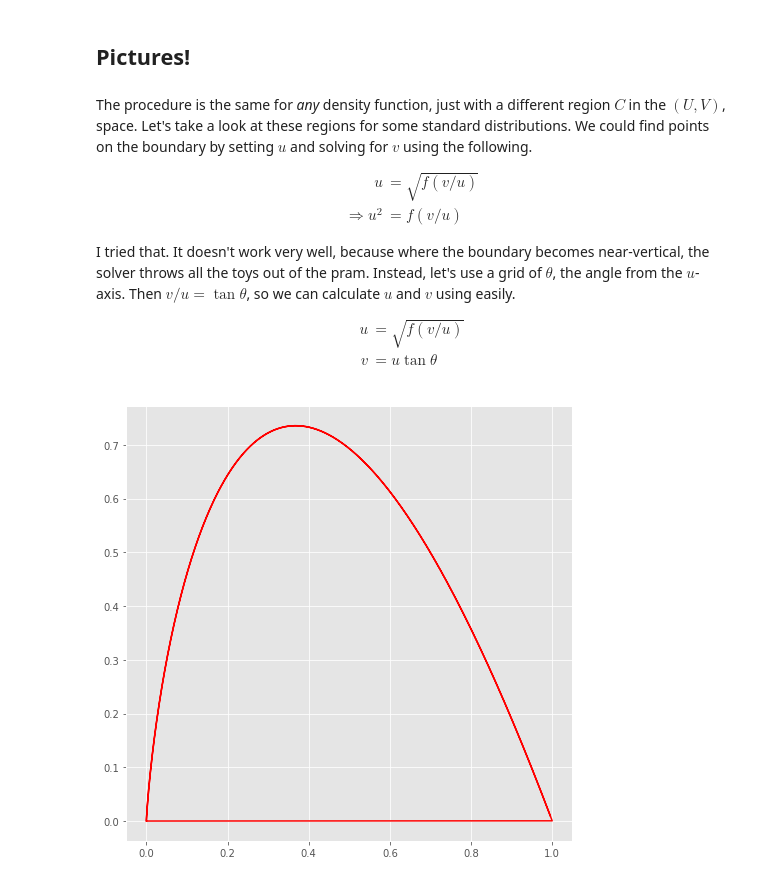
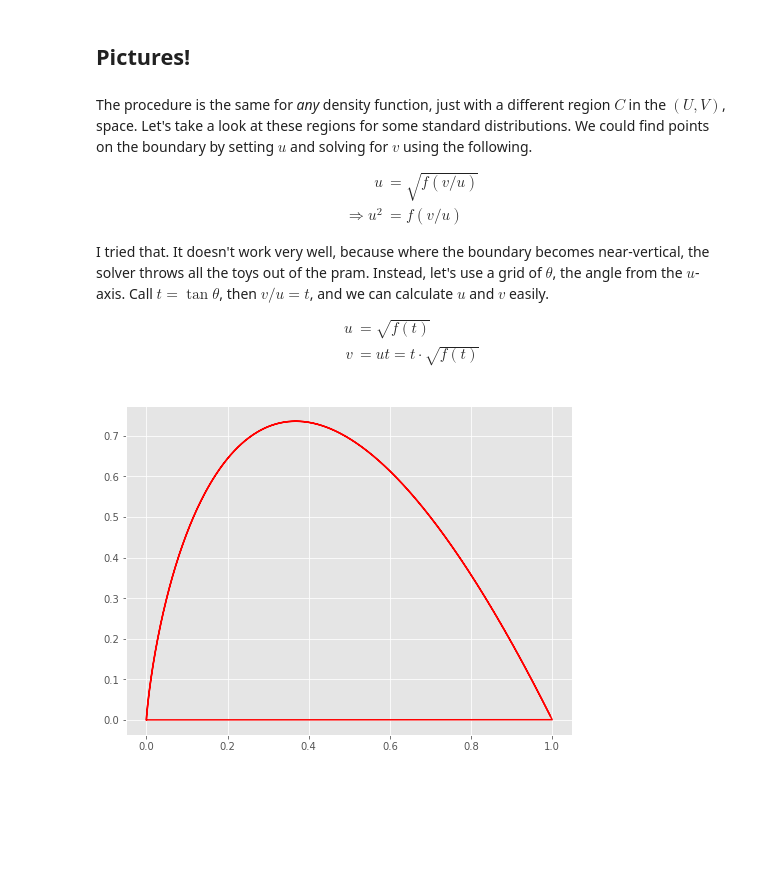
Before and after one commit to drpeteb/ratio-of-uniforms-sampling, a Jupyter notebook: ratio-of-uniforms-sampling.ipynb, the cells around one changed output. Drawn from its saved outputs; the diff is of its cells as text; code cells hidden in the pictures; blank space fills up the shorter version.

```diff
--- a/ratio-of-uniforms-sampling.ipynb
+++ b/ratio-of-uniforms-sampling.ipynb
@@ -13,3 +17,11 @@ plt.style.use('ggplot')
+# %%
+# Some example log-density functions
+logf_exponential = lambda x: -x if x >= 0 else -np.inf
+logf_double_exponential = lambda x: -np.abs(x) - np.log(2)
+logf_gamma = lambda x: (3 - 1) * np.log(x) -x - spf.gammaln(1 + 3) if x >= 0 else -np.inf
+logf_normal = lambda x: -(x - 2)**2 / (2 * 4) - np.log(2 * np.pi * 4) / 2
+logf_cauchy = lambda x: -np.log(np.pi * (1.0 + x**2))
+logf_poisson = lambda x: -1 + np.floor(x) * np.log(1) - spf.gammaln(1 + np.floor(x)) if x >= 0 else -np.inf
 # %% [markdown]
 # Ratio of Unifoms for Continuous Random Variables
 # %% [markdown]
@@ -67,32 +79,36 @@ u &= \sqrt{f(v/u)} \\
 \Rightarrow u^2 &= f(v/u)
 \end{align}
 
-I tried that. It doesn't work very well, because where the boundary becomes near-vertical, the solver throws all the toys out of the pram. Instead, let's use a grid of $\theta$, the angle from the $u$-axis. Then $v/u=\tan\theta$, so we can calculate $u$ and $v$ using easily.
+I tried that. It doesn't work very well, because where the boundary becomes near-vertical, the solver throws all the toys out of the pram. Instead, let's use a grid of $\theta$, the angle from the $u$-axis. Call $t = \tan\theta$, then $v/u=t$, and we can calculate $u$ and $v$ easily.
 
 \begin{align}
-u &= \sqrt{f(v/u)} \\
-v &= u\tan\theta
+u &= \sqrt{f(t)} \\
+v &= u t = t \cdot \sqrt{f(t)}
 \end{align}
 # %%
-def draw_uv_region(f):
+def draw_uv_region(logf):
+
+    f = lambda x: np.exp(logf(x))
 
     # Make a grid for theta
     nearly_pi_on_two = np.pi - 0.01
     th_range = np.arange(-nearly_pi_on_two, nearly_pi_on_two, 0.001)
 
     # Calculate u and v
-    v_over_u_range = [np.tan(th) for th in th_range]
-    u_range = [np.sqrt(f(v_over_u)) for v_over_u in v_over_u_range]
-    v_range = [u * v_over_u for (u, v_over_u) in zip(u_range, v_over_u_range)]
+    t_range = [np.tan(th) for th in th_range]
+    u_range = [np.sqrt(f(t)) for t in t_range]
+    v_range = [u * t for (u, t) in zip(u_range, t_range)]
 
     # Plot it
     fig = plt.figure(figsize=(8,8))
     ax = fig.add_subplot(1, 1, 1)
     ax.plot(u_range, v_range, 'r')
+    ax.set_aspect('equal')
 
-    plt.show()
+    return ax
-# %%
-# Exponential
-draw_uv_region(lambda x: np.exp(-x) if x >= 0 else 0)
-# %% [output]
-[figure, removed]
+# %%
+# Exponential
+draw_uv_region(logf_exponential)
+plt.show()
+# %% [output]
+[figure, added]
```
Also changed, not shown: parts of 24 cells of this notebook.
